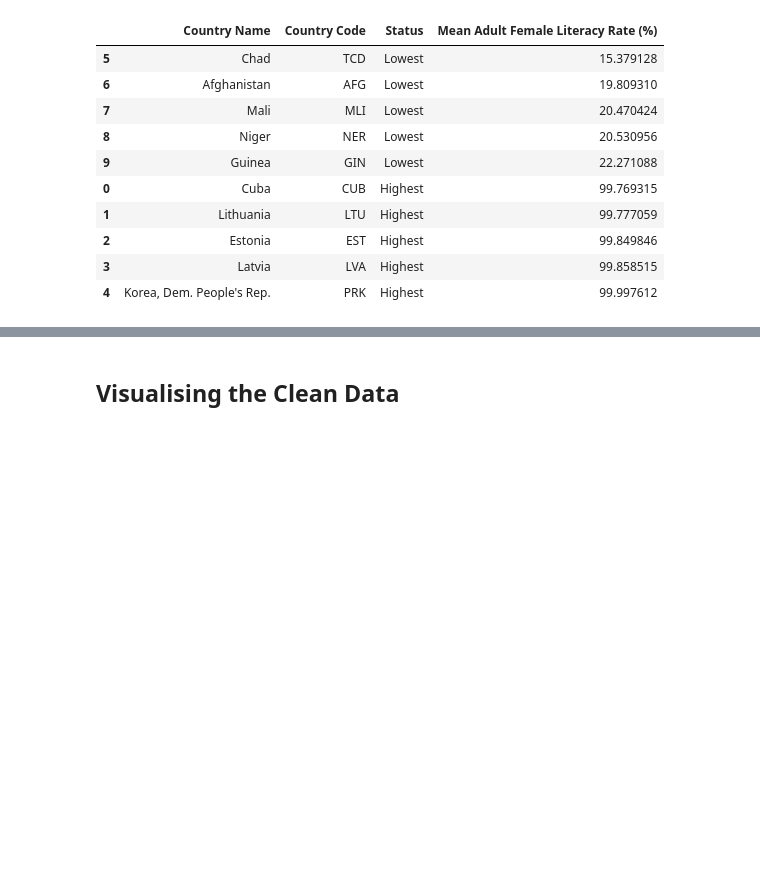
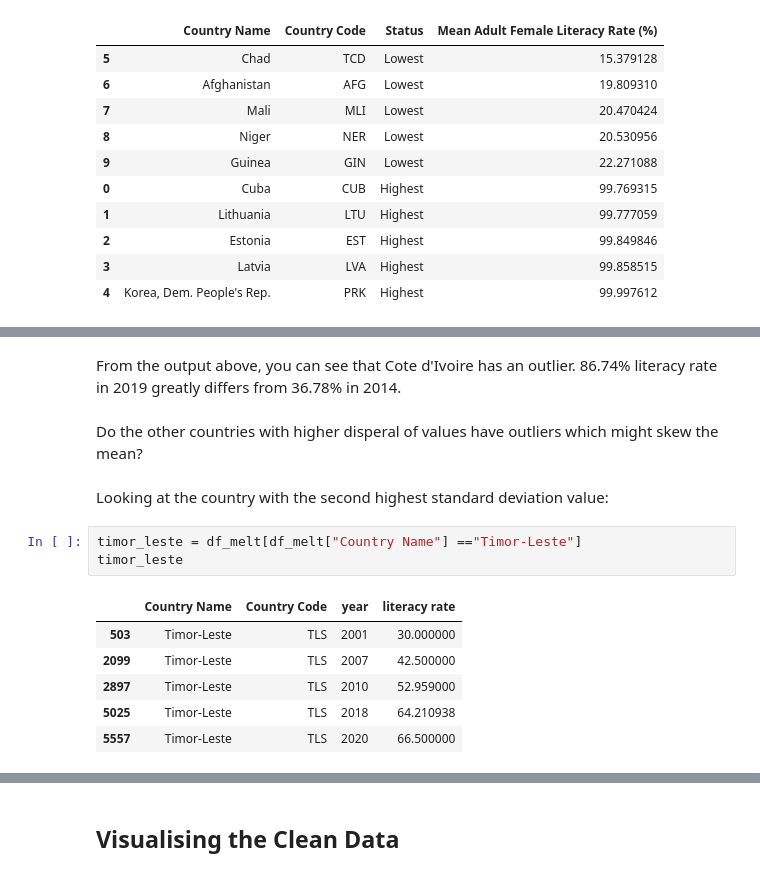
Before and after one commit to nf-97/literacy-project, a Jupyter notebook: adult-female-literacy-dc/adult-female-literacy-dc.ipynb, the cells around one changed output, grey strips where cells are left out. Cells and saved outputs as stored; diff of their text form; blank space fills up the shorter version.

```diff
--- a/adult-female-literacy-dc/adult-female-literacy-dc.ipynb
+++ b/adult-female-literacy-dc/adult-female-literacy-dc.ipynb
@@ -536,0 +577,16 @@ final_df
+# %% [markdown]
+From the output above, you can see that Cote d'Ivoire has an outlier. 86.74% literacy rate in 2019 greatly differs from 36.78% in 2014.<br>
+# %% [markdown]
+Do the other countries with higher disperal of values have outliers which might skew the mean?
+# %% [markdown]
+Looking at the country with the second highest standard deviation value:
+# %%
+timor_leste = df_melt[df_melt["Country Name"] =="Timor-Leste"]
+timor_leste
+# %% [output]
+|  | Country Name | Country Code | year | literacy rate |
+| 503 | Timor-Leste | TLS | 2001 | 30.000000 |
+| 2099 | Timor-Leste | TLS | 2007 | 42.500000 |
+| 2897 | Timor-Leste | TLS | 2010 | 52.959000 |
+| 5025 | Timor-Leste | TLS | 2018 | 64.210938 |
+| 5557 | Timor-Leste | TLS | 2020 | 66.500000 |
```
Also changed, not shown: parts of 41 cells of this notebook.
